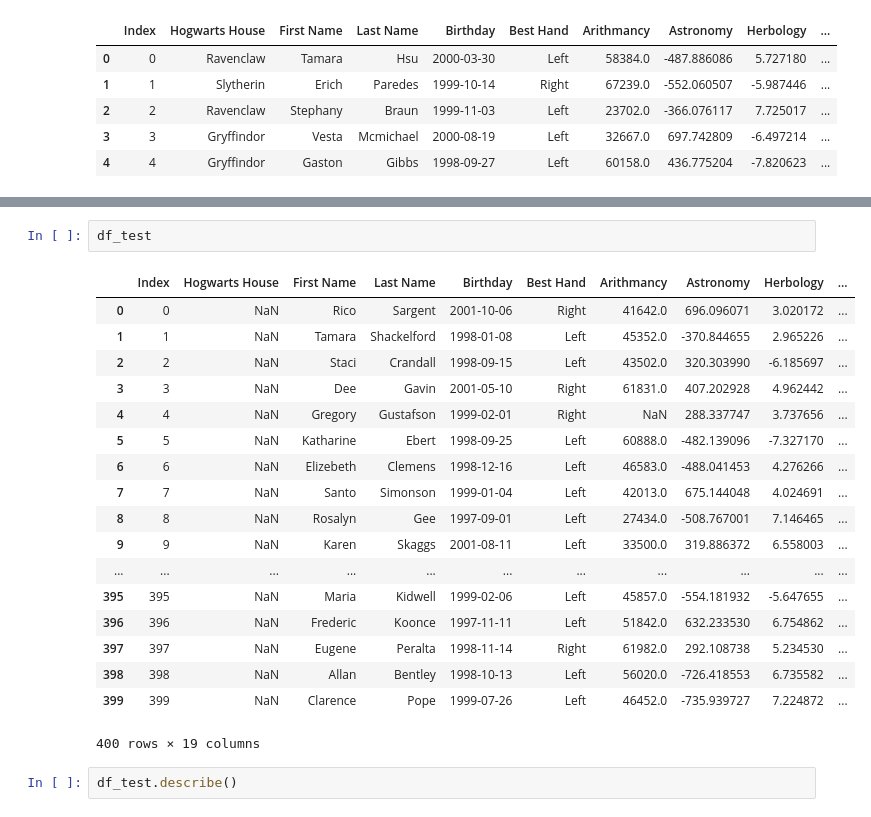
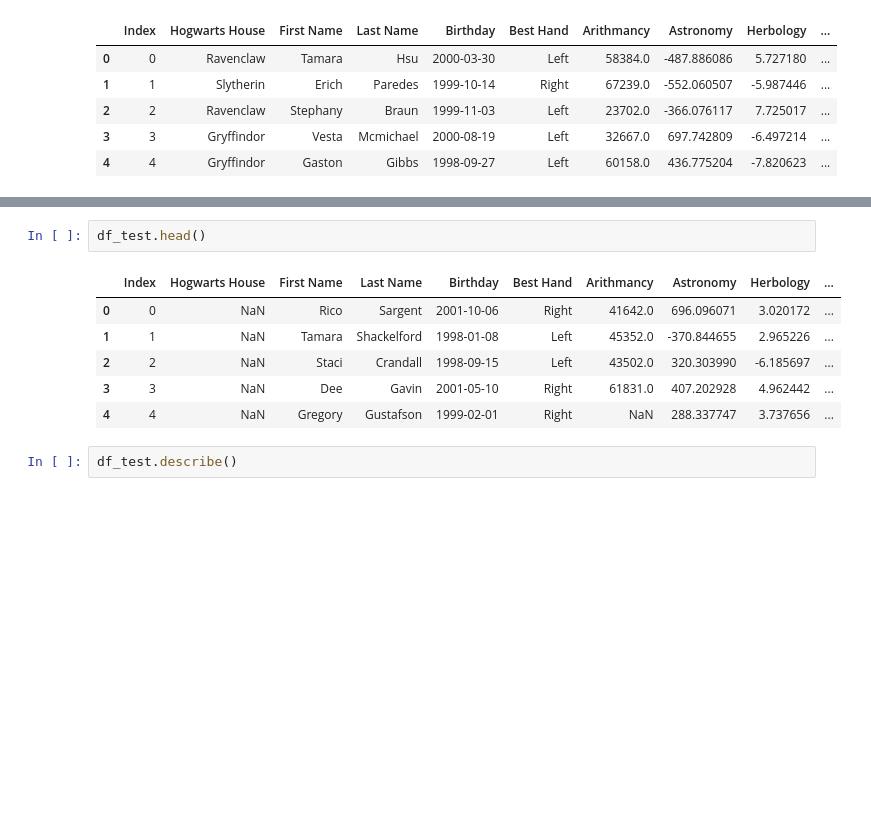
Before and after one commit to Sladge17/logistic_regression, a Jupyter notebook: logistic_regression.ipynb, the cells around one changed output, grey strips where cells are left out. Saved outputs shown, nothing was run; the diff lists cells and outputs as text; blank space fills up the shorter version.

```diff
--- a/logistic_regression.ipynb
+++ b/logistic_regression.ipynb
@@ -26,26 +27,14 @@ df_train.describe()
 | 75% | 1199.25000 | 60811.250000 | 524.771949 | 5.419183 | 4.904680 | 5.667000 | 254.994857 | ... |
 | max | 1599.00000 | 104956.000000 | 1016.211940 | 11.612895 | 9.667405 | 10.032000 | 1092.388611 | ... |
 # %%
-df_test
+df_test.head()
 # %% [output]
 |  | Index | Hogwarts House | First Name | Last Name | Birthday | Best Hand | Arithmancy | Astronomy | Herbology | ... |
 | 0 | 0 | NaN | Rico | Sargent | 2001-10-06 | Right | 41642.0 | 696.096071 | 3.020172 | ... |
 | 1 | 1 | NaN | Tamara | Shackelford | 1998-01-08 | Left | 45352.0 | -370.844655 | 2.965226 | ... |
 | 2 | 2 | NaN | Staci | Crandall | 1998-09-15 | Left | 43502.0 | 320.303990 | -6.185697 | ... |
 | 3 | 3 | NaN | Dee | Gavin | 2001-05-10 | Right | 61831.0 | 407.202928 | 4.962442 | ... |
 | 4 | 4 | NaN | Gregory | Gustafson | 1999-02-01 | Right | NaN | 288.337747 | 3.737656 | ... |
-| 5 | 5 | NaN | Katharine | Ebert | 1998-09-25 | Left | 60888.0 | -482.139096 | -7.327170 | ... |
-| 6 | 6 | NaN | Elizebeth | Clemens | 1998-12-16 | Left | 46583.0 | -488.041453 | 4.276266 | ... |
-| 7 | 7 | NaN | Santo | Simonson | 1999-01-04 | Left | 42013.0 | 675.144048 | 4.024691 | ... |
-| 8 | 8 | NaN | Rosalyn | Gee | 1997-09-01 | Left | 27434.0 | -508.767001 | 7.146465 | ... |
-| 9 | 9 | NaN | Karen | Skaggs | 2001-08-11 | Left | 33500.0 | 319.886372 | 6.558003 | ... |
-| ... | ... | ... | ... | ... | ... | ... | ... | ... | ... | ... |
-| 395 | 395 | NaN | Maria | Kidwell | 1999-02-06 | Left | 45857.0 | -554.181932 | -5.647655 | ... |
-| 396 | 396 | NaN | Frederic | Koonce | 1997-11-11 | Left | 51842.0 | 632.233530 | 6.754862 | ... |
-| 397 | 397 | NaN | Eugene | Peralta | 1998-11-14 | Right | 61982.0 | 292.108738 | 5.234530 | ... |
-| 398 | 398 | NaN | Allan | Bentley | 1998-10-13 | Left | 56020.0 | -726.418553 | 6.735582 | ... |
-| 399 | 399 | NaN | Clarence | Pope | 1999-07-26 | Left | 46452.0 | -735.939727 | 7.224872 | ... |
-400 rows × 19 columns
 # %%
 df_test.describe()
 # %% [output]
```
Also changed, not shown: parts of 4 cells of this notebook.
